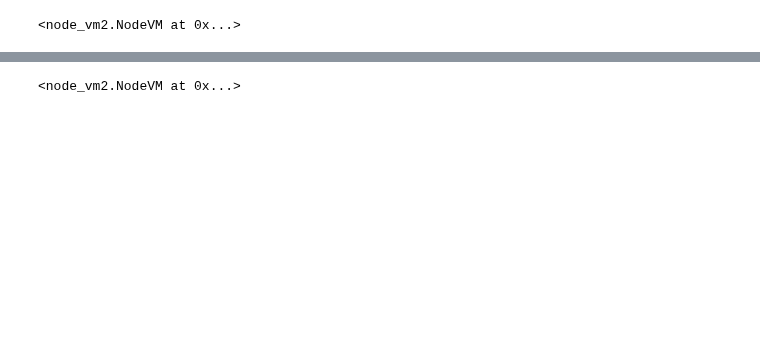
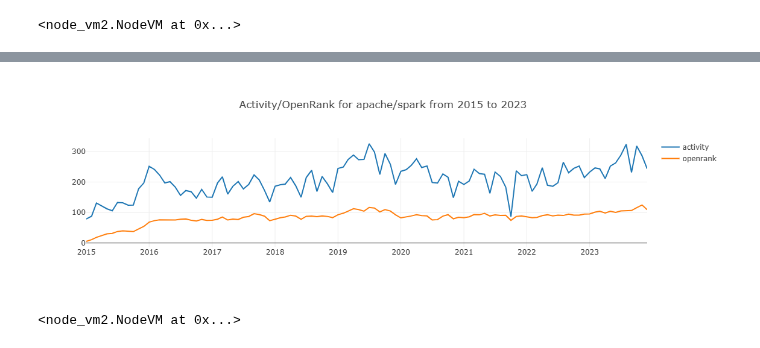
Before and after one commit to X-lab2017/open-digger, a Jupyter notebook: notebook/node_vm2_pycaller.ipynb, the cells around one changed output, grey strips where cells are left out. Saved outputs shown, nothing was run; the diff lists cells and outputs as text; code cells hidden in the pictures; blank space fills up the shorter version.

```diff
--- a/notebook/node_vm2_pycaller.ipynb
+++ b/notebook/node_vm2_pycaller.ipynb
@@ -160,3 +216,12 @@ df_data_user_openrank
+# %%
+baseOptions = {
+        "labelUnion": [':technology/database'],
+        "startYear": 2015, "endYear": 2023, "startMonth": 1, "endMonth": 12,
+        "groupTimeRange": 'month', "limit": 1
+    }
+openDigger.quick.showAll(openDigger,  repoName="apache/spark", baseOptions=baseOptions)
+# %% [output]
+[figure, added]
 # %%
 vmc.close()
 # %% [output]
```
Also changed, not shown: parts of 17 cells of this notebook, 4 other files.
